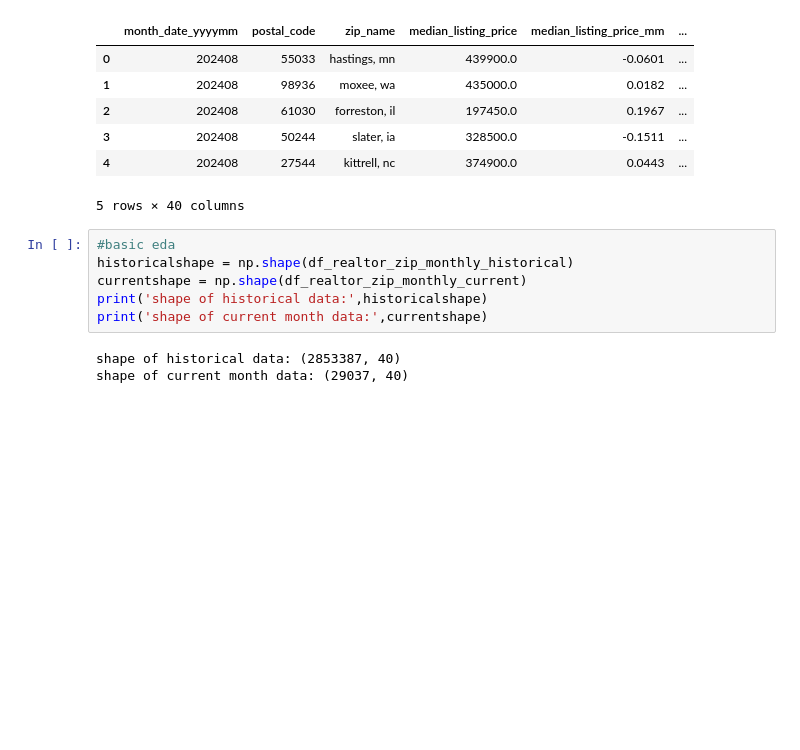
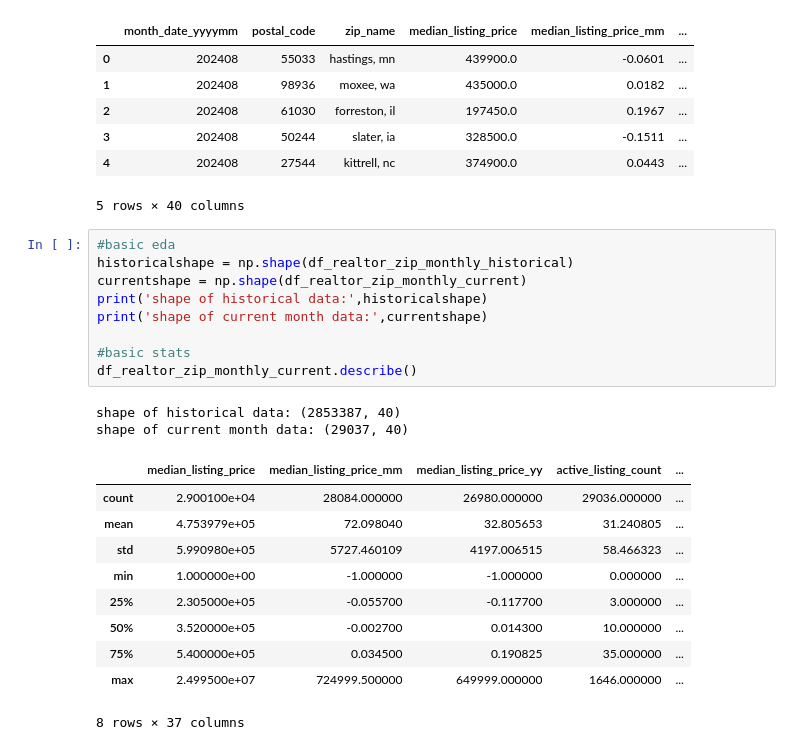
Before and after one commit to kkuc100/real_estate_analysis, a Jupyter notebook: Notebooks/eda.ipynb, the cells around one changed output. Drawn from its saved outputs; the diff is of its cells as text; blank space fills up the shorter version.

```diff
--- a/Notebooks/eda.ipynb
+++ b/Notebooks/eda.ipynb
@@ -53,11 +53,24 @@ df_realtor_zip_monthly_current.head()
 # %%
 #basic eda
 historicalshape = np.shape(df_realtor_zip_monthly_historical)
 currentshape = np.shape(df_realtor_zip_monthly_current)
 print('shape of historical data:',historicalshape)
 print('shape of current month data:',currentshape)
+
+#basic stats
+df_realtor_zip_monthly_current.describe()
 # %% [output]
 shape of historical data: (2853387, 40)
 shape of current month data: (29037, 40)
+|  | median_listing_price | median_listing_price_mm | median_listing_price_yy | active_listing_count | ... |
+| count | 2.900100e+04 | 28084.000000 | 26980.000000 | 29036.000000 | ... |
+| mean | 4.753979e+05 | 72.098040 | 32.805653 | 31.240805 | ... |
+| std | 5.990980e+05 | 5727.460109 | 4197.006515 | 58.466323 | ... |
+| min | 1.000000e+00 | -1.000000 | -1.000000 | 0.000000 | ... |
+| 25% | 2.305000e+05 | -0.055700 | -0.117700 | 3.000000 | ... |
+| 50% | 3.520000e+05 | -0.002700 | 0.014300 | 10.000000 | ... |
+| 75% | 5.400000e+05 | 0.034500 | 0.190825 | 35.000000 | ... |
+| max | 2.499500e+07 | 724999.500000 | 649999.000000 | 1646.000000 | ... |
+8 rows × 37 columns
 # %%
 # Change data types of columns to correct types
```
Also changed, not shown: parts of 7 cells of this notebook.
